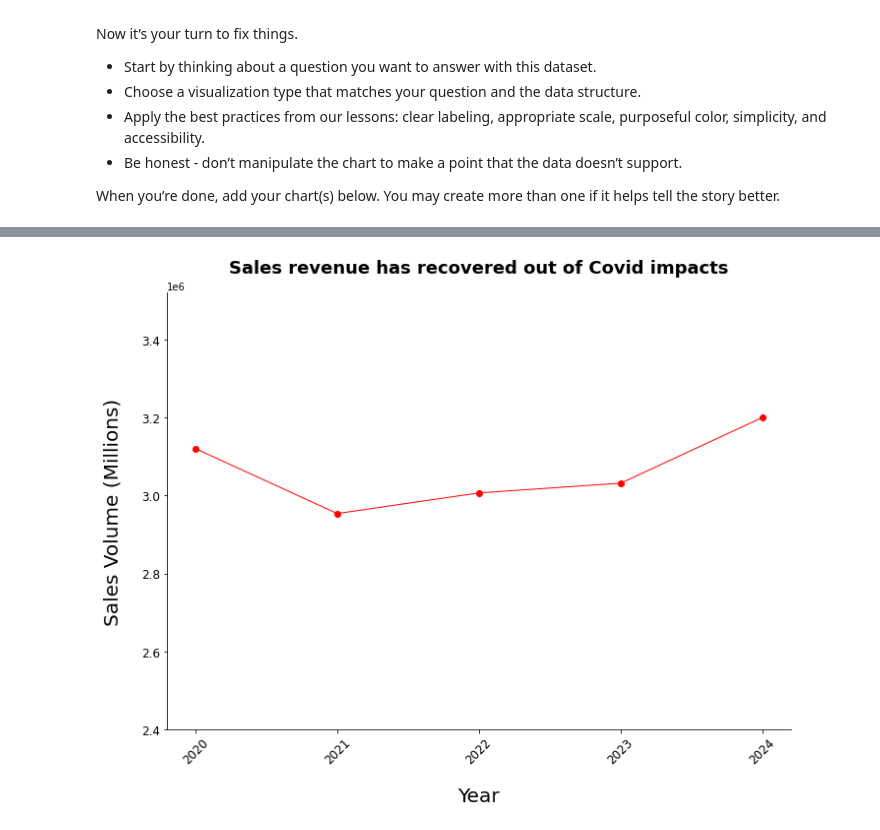
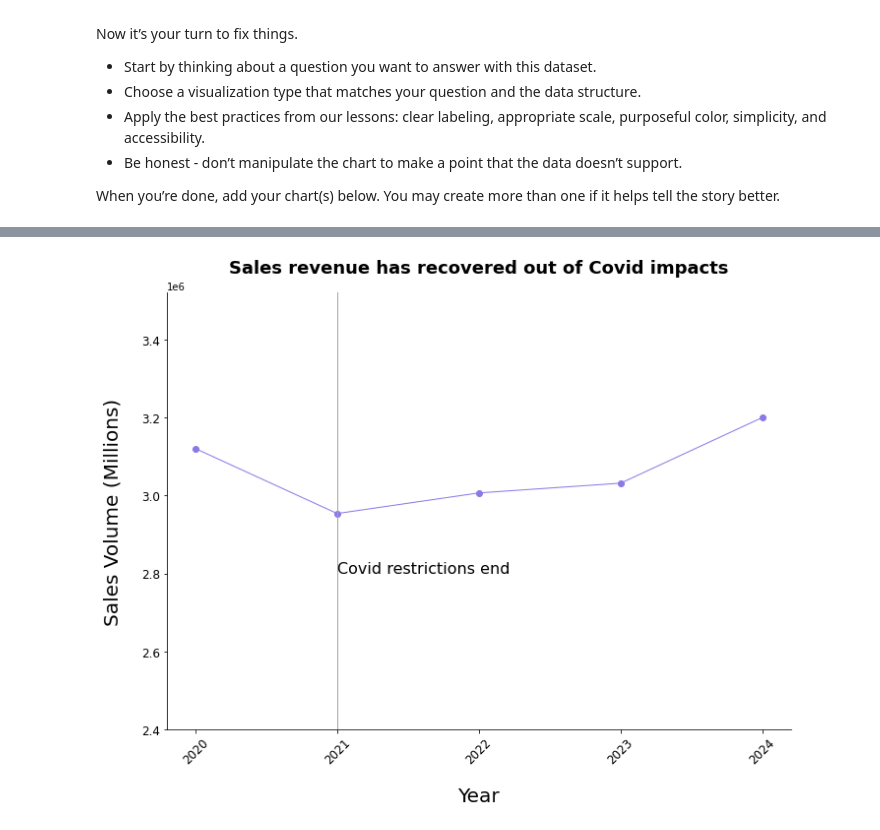
Before and after one commit to JonLar1/Data_Viz_Ethics_Challenge, a Jupyter notebook: data_viz_ethics_challenge.ipynb, the cells around one changed output, grey strips where cells are left out. Drawn from its saved outputs; the diff is of its cells as text; code cells hidden in the pictures.

```diff
--- a/data_viz_ethics_challenge.ipynb
+++ b/data_viz_ethics_challenge.ipynb
@@ -106,28 +111,42 @@ Changes
 # %%
 plt.figure(figsize=(10,8))
 subset = coffee_df.groupby("Year")["Sales"].sum().reset_index()
 
-plt.plot(subset["Year"], subset["Sales"], color="red", linewidth=1, marker="o")
+plt.plot(subset["Year"], subset["Sales"], color="#8B79E6", linewidth=1, marker="o")
 plt.title("Sales revenue has recovered out of Covid impacts", fontsize=18, fontweight="bold", color="black", pad=20)
 
 plt.xlabel("Year", fontsize=20, labelpad=20)
 plt.ylabel("Sales Volume (Millions)", fontsize=20, labelpad=20)
 
 plt.xticks(subset["Year"], rotation=45, fontsize=12)
 plt.ylim(2400000, subset["Sales"].max() * 1.1)
 plt.yticks(fontsize=12)
 
 ax = plt.gca()
 ax.spines["top"].set_visible(False)
 ax.spines["right"].set_visible(False)
 
 ax.spines["bottom"].set_color("black")
 ax.spines["left"].set_color("black")
 
+ax.axvline(
+    2021,
+    color = "#A5A5A5",
+    linewidth = "1",
+    )
+
+ax.text(
+    2021,
+    2800000,
+    "Covid restrictions end",
+    color = "#000000",
+    fontsize = 16
+)
+
 plt.tight_layout()
 plt.show()
 # %% [output]
-[figure, old version]
+[figure, new version]
 # %% [markdown]
 ### Chart 2 - Reimagining
 
```
Also changed, not shown: parts of 3 cells of this notebook.
